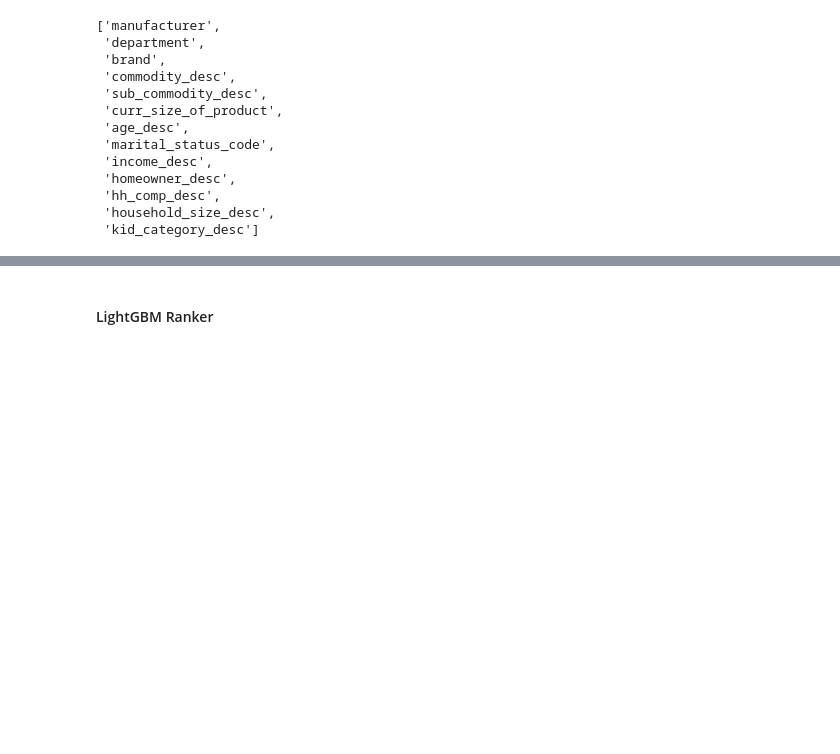
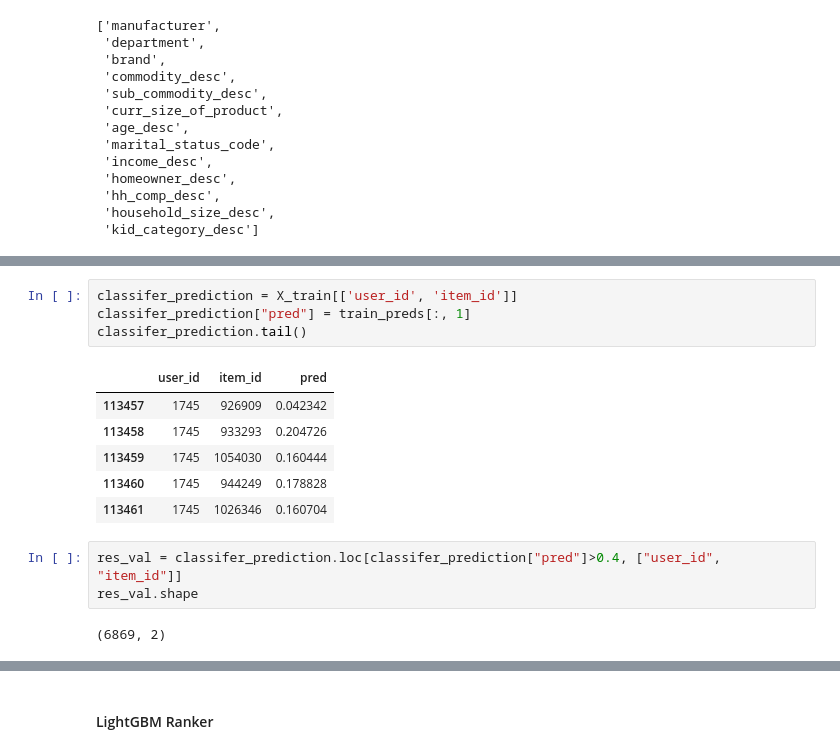
Before and after one commit to VitalyGladyshev/gb_rec_sys, a Jupyter notebook: rc_hw_06.ipynb, the cells around one changed output, grey strips where cells are left out. Saved outputs shown, nothing was run; the diff lists cells and outputs as text; blank space fills up the shorter version.

```diff
--- a/rc_hw_06.ipynb
+++ b/rc_hw_06.ipynb
@@ -542,0 +545,16 @@ type(train_preds), train_preds[:10]
+# %%
+classifer_prediction = X_train[['user_id', 'item_id']]
+classifer_prediction["pred"] = train_preds[:, 1]
+classifer_prediction.tail()
+# %% [output]
+|  | user_id | item_id | pred |
+| 113457 | 1745 | 926909 | 0.042342 |
+| 113458 | 1745 | 933293 | 0.204726 |
+| 113459 | 1745 | 1054030 | 0.160444 |
+| 113460 | 1745 | 944249 | 0.178828 |
+| 113461 | 1745 | 1026346 | 0.160704 |
+# %%
+res_val = classifer_prediction.loc[classifer_prediction["pred"]>0.4, ["user_id", "item_id"]]
+res_val.shape
+# %% [output]
+(6869, 2)
```
Also changed, not shown: parts of 19 cells of this notebook.
